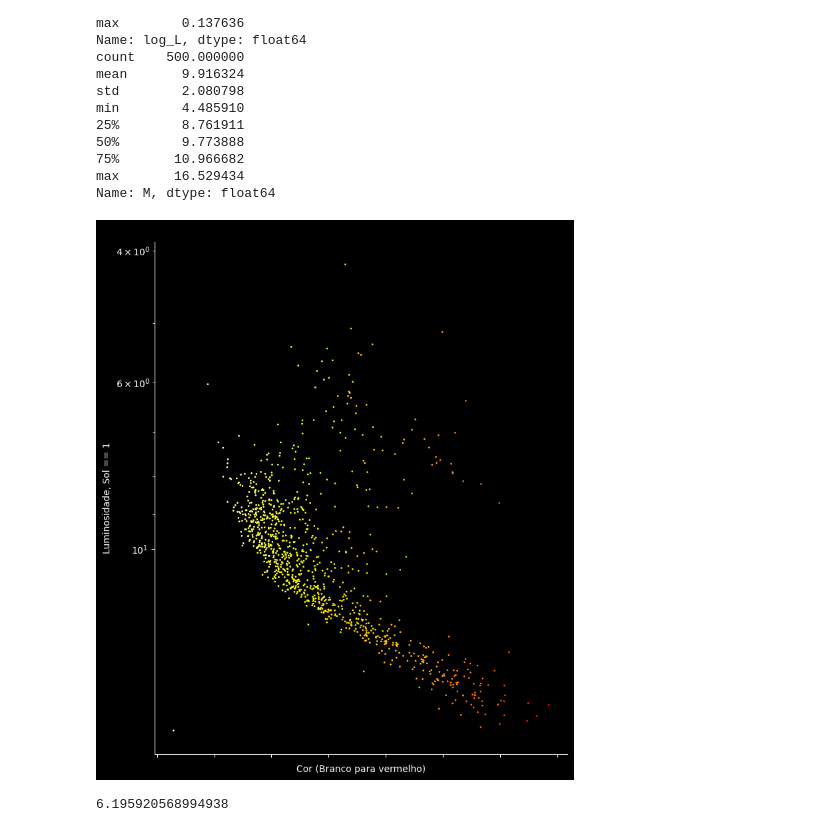
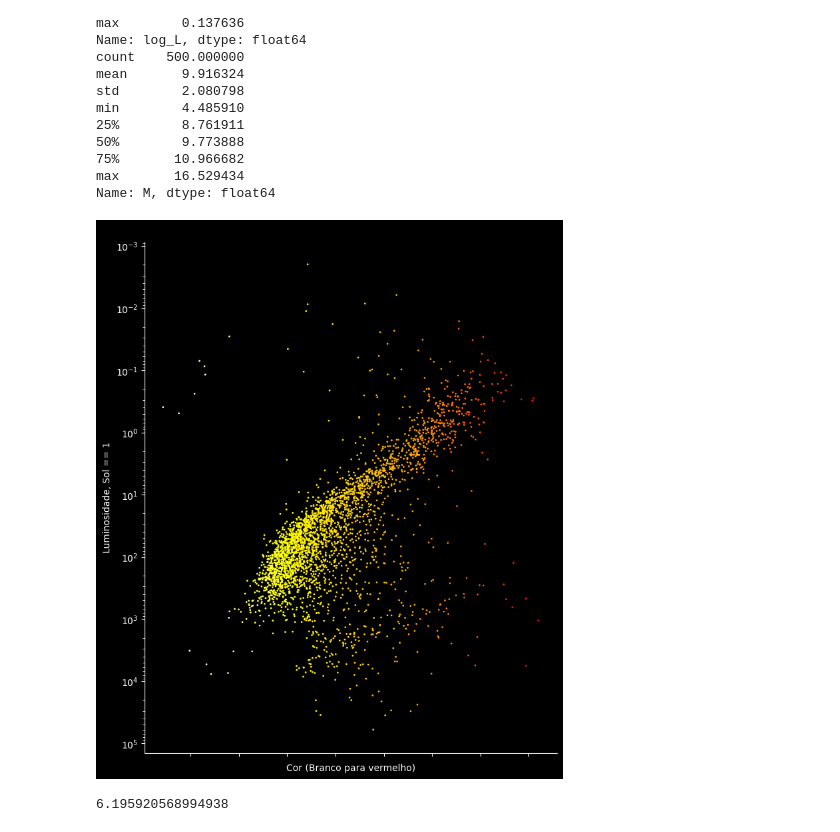
Before and after one commit to arturbernardo/data_stars, a Jupyter notebook: Gaia2Exploration.ipynb, the cells around one changed output. Drawn from its saved outputs; the diff is of its cells as text; code cells hidden in the pictures.

```diff
--- a/Gaia2Exploration.ipynb
+++ b/Gaia2Exploration.ipynb
@@ -89,7 +89,7 @@ Num. columns: 152
 #                       " ORDER BY random_index ")
 
 job = Gaia.launch_job("""
-    SELECT TOP 1000
+    SELECT TOP 3000
         parallax, bp_rp, phot_g_mean_mag,
         phot_bp_mean_flux_over_error,
         phot_rp_mean_flux_over_error,
@@ -100,13 +100,13 @@ job = Gaia.launch_job("""
     FROM gaiadr3.gaia_source
     WHERE
         parallax > 0
-        AND parallax_over_error > 10
+        AND parallax_over_error > 5
         AND phot_g_mean_mag IS NOT NULL
         AND bp_rp IS NOT NULL
-        AND phot_bp_mean_flux_over_error > 10
-        AND phot_rp_mean_flux_over_error > 10
-        AND visibility_periods_used > 8
-        AND astrometric_chi2_al / (astrometric_n_good_obs_al - 5) < 1.44
+        AND phot_bp_mean_flux_over_error > 5
+        AND phot_rp_mean_flux_over_error > 5
+        AND visibility_periods_used > 5
+        AND astrometric_chi2_al / (astrometric_n_good_obs_al - 5) < 2.5
     ORDER BY random_index
 """)
         # AND astrometric_primary_flag = 'true'
@@ -144,13 +144,14 @@ Name: M, dtype: float64
 # plt.ylabel('Magnitude Absoluta (G)')
 
 
-df['distancia'] = 1 / df['parallax']
+df['distancia'] = 1 / df['parallax'] / 1000
 
 M_sun = 4.83
 
-df['M'] = df['phot_g_mean_mag'] + 5 * np.log10(df['parallax']) - 5
+df['M'] = df['phot_g_mean_mag'] + 5 * np.log10(df['parallax']/100) - 5
 
 df['log_L'] = -0.4 * (df['M'] - M_sun)
+df['L'] = 10 ** df['log_L']
 
 norm = plt.Normalize(vmin=df['log_L'].min(), vmax=df['log_L'].max())
 
@@ -158,35 +159,35 @@ colors = ['white', 'yellow', 'orange', 'red']
 n_bins = 500
 cmap = LinearSegmentedColormap.from_list("custom_cmap", colors, N=n_bins)
 
 fig, ax = plt.subplots()
 ax.set_xticklabels([])
 # ax.set_yticklabels([0, 0.0001, 0.01, 1, 100, 100000])
 fig.set_figheight(10)
 fig.set_figwidth(8)
 
 fig.patch.set_facecolor('black')
 ax.set_facecolor('black')
 
 ax.spines['left'].set_color('orange')
 ax.xaxis.label.set_color('white')
 ax.yaxis.label.set_color('white')
 ax.spines['left'].set_color('white')
 ax.spines['bottom'].set_color('white')
 ax.tick_params(colors='white', which='both')
 
 ax.set_yscale('log')
 # plt.scatter(df['bp_rp'], df['log_L'], s=1, cmap=cmap, c=df['bp_rp'], norm=norm)
-plt.scatter(df['bp_rp'], df['M'], s=1, c=df['bp_rp'], cmap=cmap)
+plt.scatter(df['bp_rp'], df['L'], s=1, c=df['bp_rp'], cmap=cmap)
 plt.xlabel('Cor (Branco para vermelho)')
 plt.ylabel('Luminosidade, Sol == 1')
 plt.title('Diagrama HR')
 # plt.gca().invert_yaxis()
 ax.invert_yaxis()
 plt.grid(False)
 
 plt.show()
 # %% [output]
-[figure, old version]
+[figure, new version]
 # %%
 max(df['log_L']) #4.1959205689949375
 # min(df['log_L']) #-4.76432937740283
```
